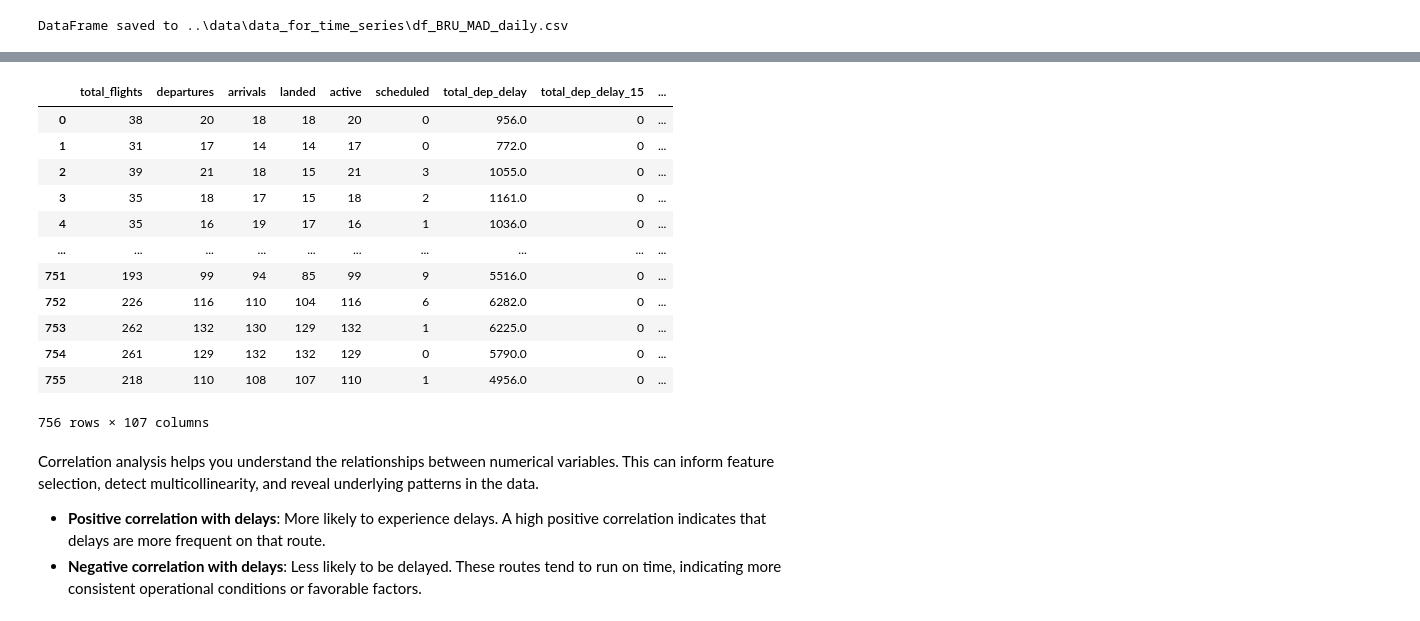
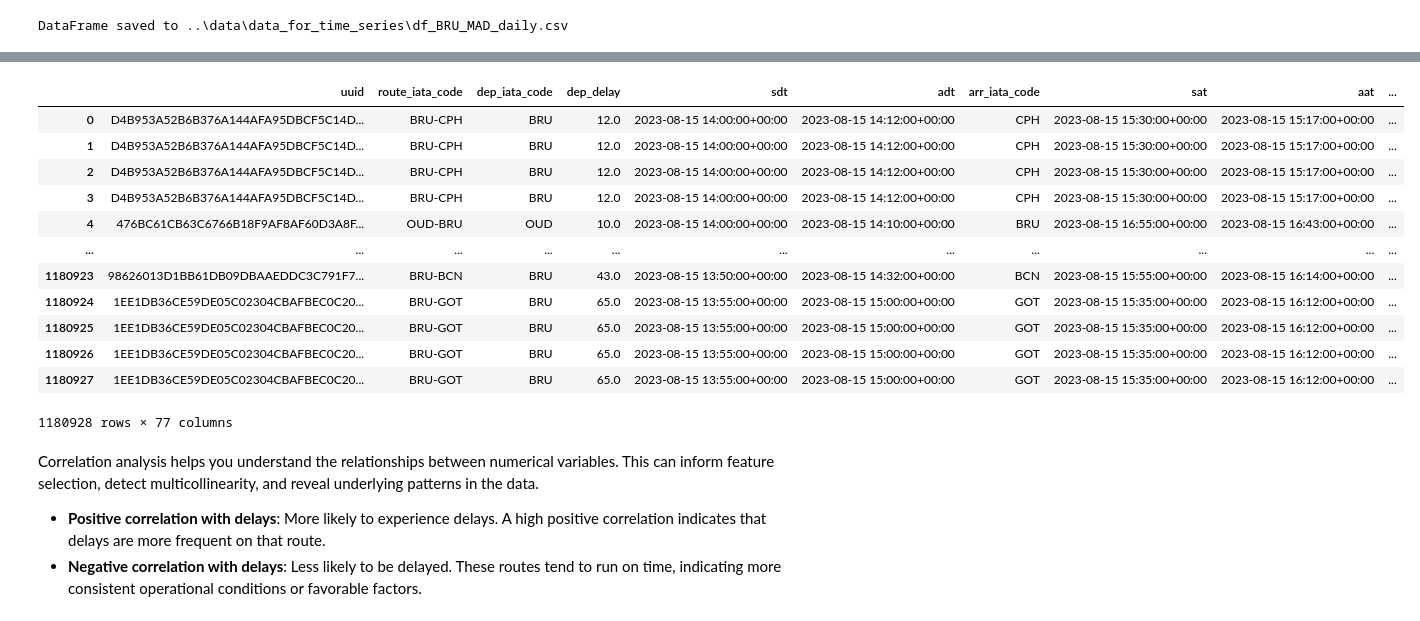
Before and after one commit to DT-Service-Consulting/avstats, a Jupyter notebook: avstats/AvStats_EDA.ipynb, the cells around one changed output, grey strips where cells are left out. Saved outputs shown, nothing was run; the diff lists cells and outputs as text; code cells hidden in the pictures.

```diff
--- a/avstats/AvStats_EDA.ipynb
+++ b/avstats/AvStats_EDA.ipynb
@@ -600,27 +522,19 @@ df_passengers_monthly
-# %%
-df_passengers_monthly['Month'] = df_passengers_monthly['Month'].astype(str) # Convert to string
-df_passengers_monthly['total_dep_delay_15'] = df_passengers_monthly['total_dep_delay_15'].astype('int64')
-df_passengers_monthly['total_on_time_15'] = df_passengers_monthly['total_on_time_15'].astype('int64')
-
-# Encode the routes and clean data by removing columns
-data_encoding_passengers = OneHotEncoding(df_passengers_monthly)
-df_encoded_passengers = data_encoding_passengers.encode_routes()
-df_numeric_passengers, df_cleaned_passengers = data_encoding_passengers.clean_data()
-df_numeric_passengers
-# %% [output]
-|  | total_flights | departures | arrivals | landed | active | scheduled | total_dep_delay | total_dep_delay_15 | ... |
-| 0 | 38 | 20 | 18 | 18 | 20 | 0 | 956.0 | 0 | ... |
-| 1 | 31 | 17 | 14 | 14 | 17 | 0 | 772.0 | 0 | ... |
-| 2 | 39 | 21 | 18 | 15 | 21 | 3 | 1055.0 | 0 | ... |
-| 3 | 35 | 18 | 17 | 15 | 18 | 2 | 1161.0 | 0 | ... |
-| 4 | 35 | 16 | 19 | 17 | 16 | 1 | 1036.0 | 0 | ... |
-| ... | ... | ... | ... | ... | ... | ... | ... | ... | ... |
-| 751 | 193 | 99 | 94 | 85 | 99 | 9 | 5516.0 | 0 | ... |
-| 752 | 226 | 116 | 110 | 104 | 116 | 6 | 6282.0 | 0 | ... |
-| 753 | 262 | 132 | 130 | 129 | 132 | 1 | 6225.0 | 0 | ... |
-| 754 | 261 | 129 | 132 | 132 | 129 | 0 | 5790.0 | 0 | ... |
-| 755 | 218 | 110 | 108 | 107 | 110 | 1 | 4956.0 | 0 | ... |
-756 rows × 107 columns
+# %%
+df_encoded_weather
+# %% [output]
+|  | uuid | route_iata_code | dep_iata_code | dep_delay | sdt | adt | arr_iata_code | sat | aat | ... |
+| 0 | D4B953A52B6B376A144AFA95DBCF5C14D... | BRU-CPH | BRU | 12.0 | 2023-08-15 14:00:00+00:00 | 2023-08-15 14:12:00+00:00 | CPH | 2023-08-15 15:30:00+00:00 | 2023-08-15 15:17:00+00:00 | ... |
+| 1 | D4B953A52B6B376A144AFA95DBCF5C14D... | BRU-CPH | BRU | 12.0 | 2023-08-15 14:00:00+00:00 | 2023-08-15 14:12:00+00:00 | CPH | 2023-08-15 15:30:00+00:00 | 2023-08-15 15:17:00+00:00 | ... |
+| 2 | D4B953A52B6B376A144AFA95DBCF5C14D... | BRU-CPH | BRU | 12.0 | 2023-08-15 14:00:00+00:00 | 2023-08-15 14:12:00+00:00 | CPH | 2023-08-15 15:30:00+00:00 | 2023-08-15 15:17:00+00:00 | ... |
+| 3 | D4B953A52B6B376A144AFA95DBCF5C14D... | BRU-CPH | BRU | 12.0 | 2023-08-15 14:00:00+00:00 | 2023-08-15 14:12:00+00:00 | CPH | 2023-08-15 15:30:00+00:00 | 2023-08-15 15:17:00+00:00 | ... |
+| 4 | 476BC61CB63C6766B18F9AF8AF60D3A8F... | OUD-BRU | OUD | 10.0 | 2023-08-15 14:00:00+00:00 | 2023-08-15 14:10:00+00:00 | BRU | 2023-08-15 16:55:00+00:00 | 2023-08-15 16:43:00+00:00 | ... |
+| ... | ... | ... | ... | ... | ... | ... | ... | ... | ... | ... |
+| 1180923 | 98626013D1BB61DB09DBAAEDDC3C791F7... | BRU-BCN | BRU | 43.0 | 2023-08-15 13:50:00+00:00 | 2023-08-15 14:32:00+00:00 | BCN | 2023-08-15 15:55:00+00:00 | 2023-08-15 16:14:00+00:00 | ... |
+| 1180924 | 1EE1DB36CE59DE05C02304CBAFBEC0C20... | BRU-GOT | BRU | 65.0 | 2023-08-15 13:55:00+00:00 | 2023-08-15 15:00:00+00:00 | GOT | 2023-08-15 15:35:00+00:00 | 2023-08-15 16:12:00+00:00 | ... |
+| 1180925 | 1EE1DB36CE59DE05C02304CBAFBEC0C20... | BRU-GOT | BRU | 65.0 | 2023-08-15 13:55:00+00:00 | 2023-08-15 15:00:00+00:00 | GOT | 2023-08-15 15:35:00+00:00 | 2023-08-15 16:12:00+00:00 | ... |
+| 1180926 | 1EE1DB36CE59DE05C02304CBAFBEC0C20... | BRU-GOT | BRU | 65.0 | 2023-08-15 13:55:00+00:00 | 2023-08-15 15:00:00+00:00 | GOT | 2023-08-15 15:35:00+00:00 | 2023-08-15 16:12:00+00:00 | ... |
+| 1180927 | 1EE1DB36CE59DE05C02304CBAFBEC0C20... | BRU-GOT | BRU | 65.0 | 2023-08-15 13:55:00+00:00 | 2023-08-15 15:00:00+00:00 | GOT | 2023-08-15 15:35:00+00:00 | 2023-08-15 16:12:00+00:00 | ... |
+1180928 rows × 77 columns
 # %% [markdown]
 Correlation analysis helps you understand the relationships between numerical variables. This can inform feature selection, detect multicollinearity, and reveal underlying patterns in the data.
 * **Positive correlation with delays**: More likely to experience delays. A high positive correlation indicates that delays are more frequent on that route.
```
Also changed, not shown: parts of 35 cells of this notebook, 5 other files.
